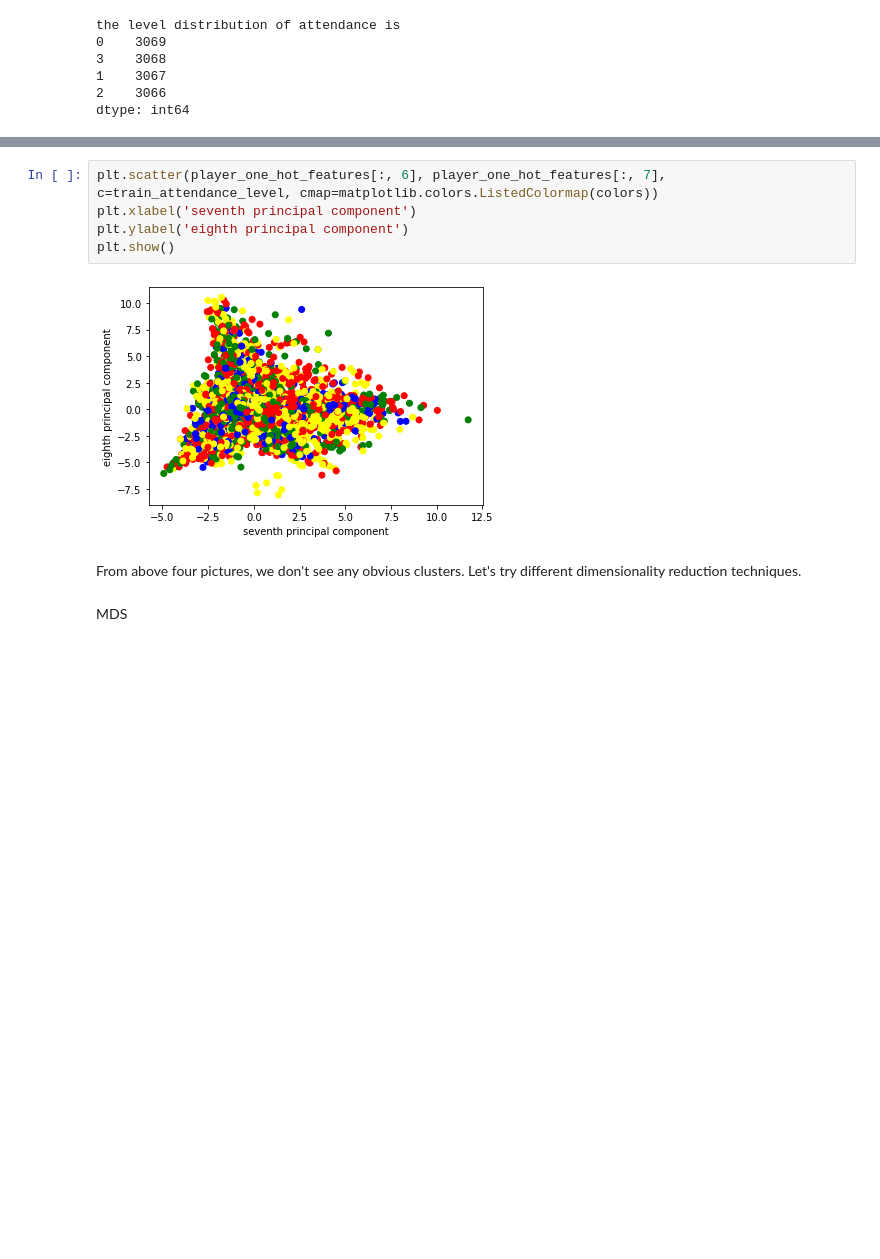
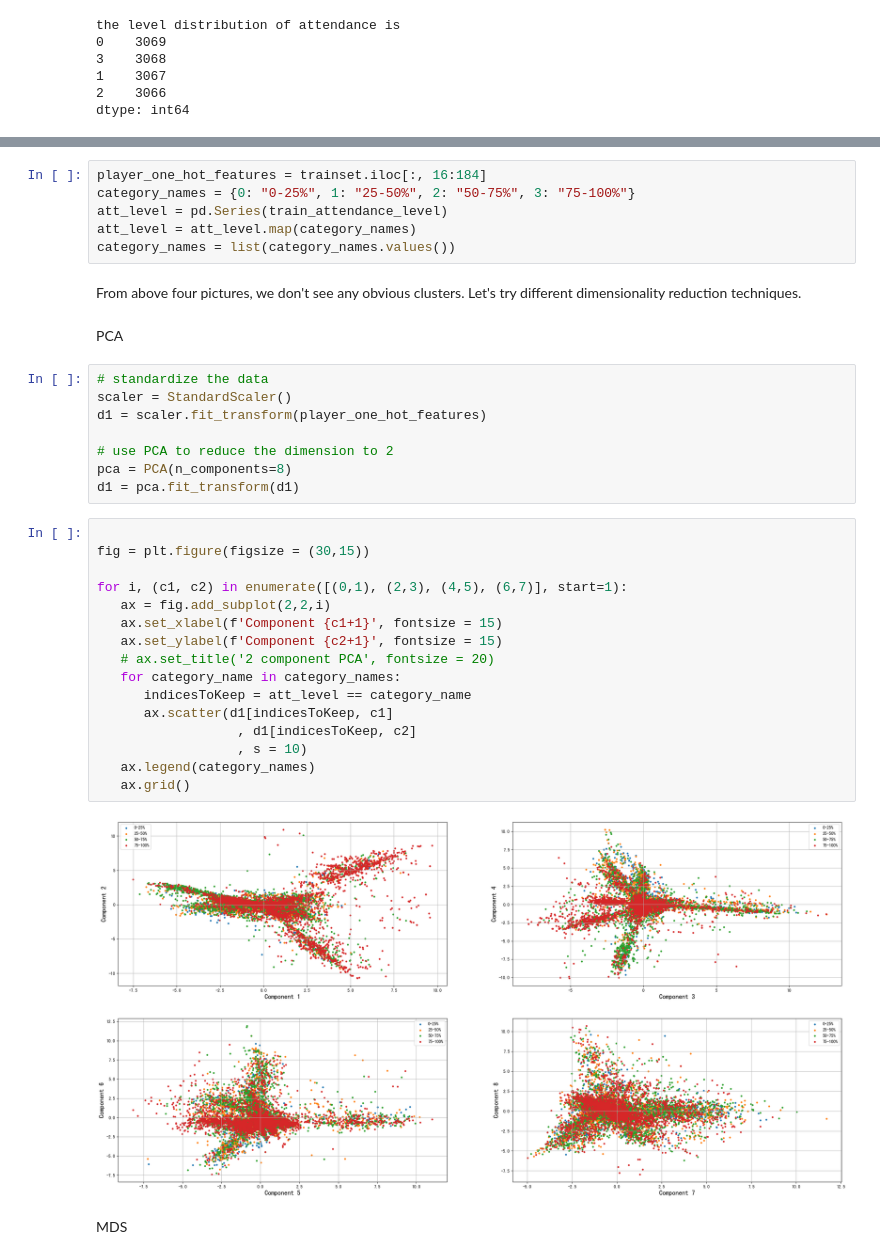
Before and after one commit to RDOGS-Friendz/SLDL-MLB-ATT-Prediction, a Jupyter notebook: data-processing/dimension_reduction.ipynb, the cells around one changed output, grey strips where cells are left out. Cells and saved outputs as stored; diff of their text form; blank space fills up the shorter version.

Commit message:
dimension reduction rerun pca

```diff
--- a/data-processing/dimension_reduction.ipynb
+++ b/data-processing/dimension_reduction.ipynb
@@ -125,11 +92,38 @@ plt.show()
-# %%
-plt.scatter(player_one_hot_features[:, 6], player_one_hot_features[:, 7], c=train_attendance_level, cmap=matplotlib.colors.ListedColormap(colors))
-plt.xlabel('seventh principal component')
-plt.ylabel('eighth principal component')
-plt.show()
-# %% [output]
-[figure, removed]
+# %%
+player_one_hot_features = trainset.iloc[:, 16:184]
+category_names = {0: "0-25%", 1: "25-50%", 2: "50-75%", 3: "75-100%"}
+att_level = pd.Series(train_attendance_level)
+att_level = att_level.map(category_names)
+category_names = list(category_names.values())
 # %% [markdown]
 From above four pictures, we don't see any obvious clusters. Let's try different dimensionality reduction techniques.
+# %% [markdown]
+PCA
+# %%
+# standardize the data
+scaler = StandardScaler()
+d1 = scaler.fit_transform(player_one_hot_features)
+
+# use PCA to reduce the dimension to 2
+pca = PCA(n_components=8)
+d1 = pca.fit_transform(d1)
+# %%
+
+fig = plt.figure(figsize = (30,15))
+
+for i, (c1, c2) in enumerate([(0,1), (2,3), (4,5), (6,7)], start=1):
+   ax = fig.add_subplot(2,2,i)
+   ax.set_xlabel(f'Component {c1+1}', fontsize = 15)
+   ax.set_ylabel(f'Component {c2+1}', fontsize = 15)
+   # ax.set_title('2 component PCA', fontsize = 20)
+   for category_name in category_names:
+      indicesToKeep = att_level == category_name
+      ax.scatter(d1[indicesToKeep, c1]
+                  , d1[indicesToKeep, c2]
+                  , s = 10)
+   ax.legend(category_names)
+   ax.grid()
+# %% [output]
+[figure, added]
 # %% [markdown]
 MDS
```
Also changed, not shown: parts of 5 cells of this notebook, 1 other file.
